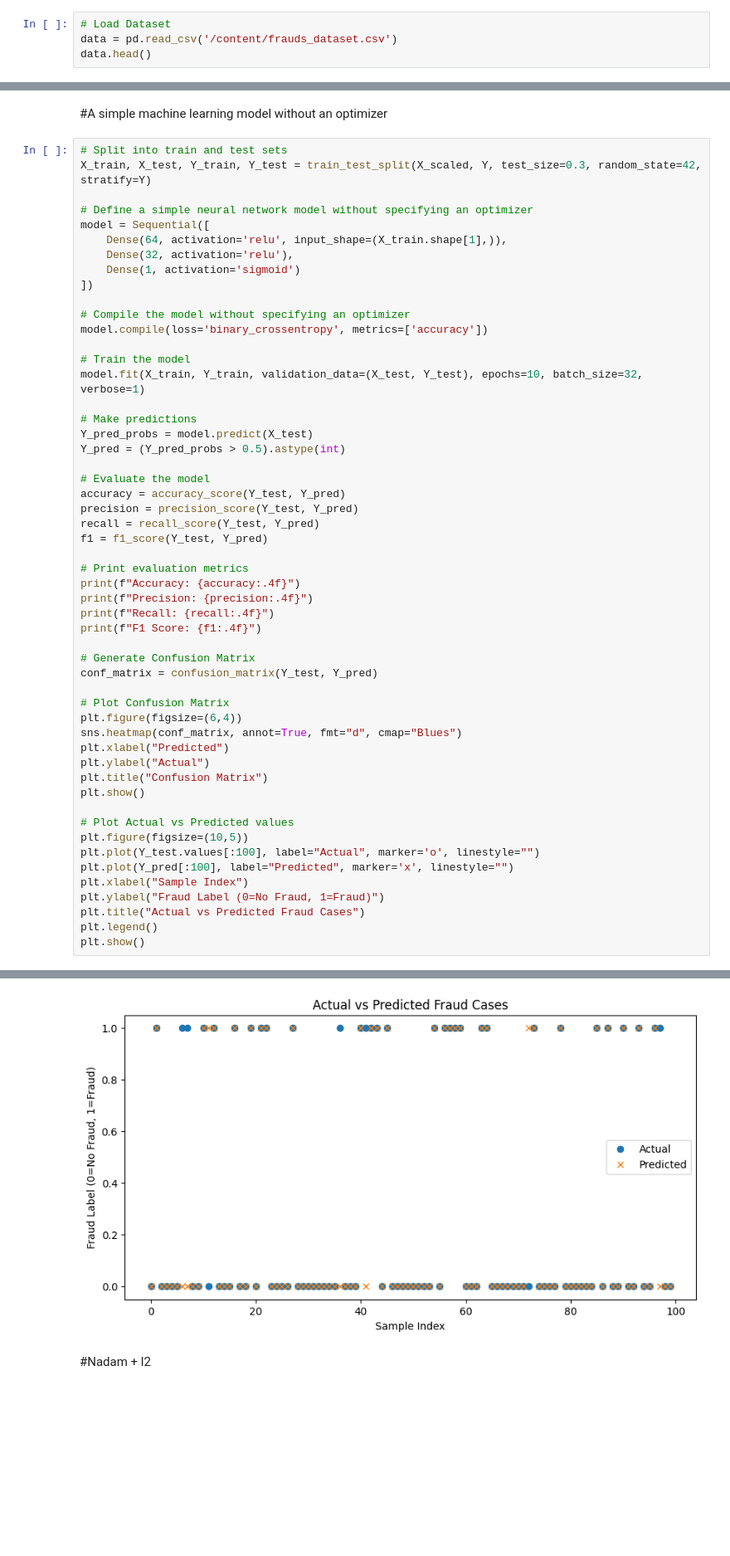
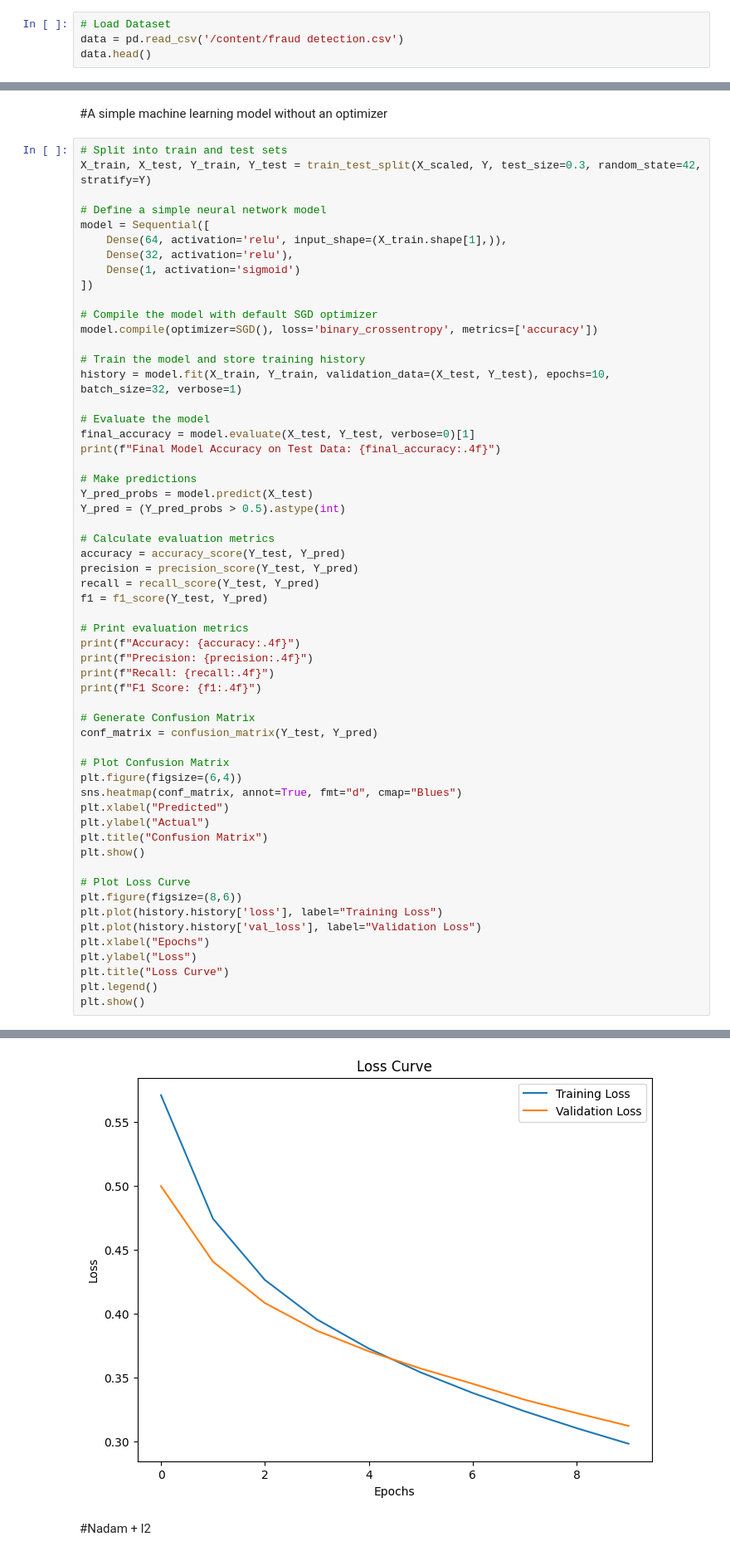
Before and after one commit to sergekamanzi/Fraud-Detection, a Jupyter notebook: fraud.ipynb, the cells around one changed output, grey strips where cells are left out. Shown at 83% size. Drawn from its saved outputs; the diff is of its cells as text; blank space fills up the shorter version.

```diff
--- a/fraud.ipynb
+++ b/fraud.ipynb
@@ -28,7 +43,7 @@ import tensorflow.keras.backend as K
 from tensorflow.keras.losses import binary_crossentropy
 # %%
 # Load Dataset
-data = pd.read_csv('/content/frauds_dataset.csv')
+data = pd.read_csv('/content/fraud detection.csv')
 data.head()
 # %% [output]
 |  | step | type | amount | nameOrig | oldbalanceOrg | newbalanceOrig | nameDest | oldbalanceDest | ... |
@@ -386,24 +401,28 @@ F1 Score: 0.8920
 # Split into train and test sets
 X_train, X_test, Y_train, Y_test = train_test_split(X_scaled, Y, test_size=0.3, random_state=42, stratify=Y)
 
-# Define a simple neural network model without specifying an optimizer
+# Define a simple neural network model
 model = Sequential([
     Dense(64, activation='relu', input_shape=(X_train.shape[1],)),
     Dense(32, activation='relu'),
     Dense(1, activation='sigmoid')
 ])
 
-# Compile the model without specifying an optimizer
-model.compile(loss='binary_crossentropy', metrics=['accuracy'])
+# Compile the model with default SGD optimizer
+model.compile(optimizer=SGD(), loss='binary_crossentropy', metrics=['accuracy'])
 
-# Train the model
-model.fit(X_train, Y_train, validation_data=(X_test, Y_test), epochs=10, batch_size=32, verbose=1)
+# Train the model and store training history
+history = model.fit(X_train, Y_train, validation_data=(X_test, Y_test), epochs=10, batch_size=32, verbose=1)
+
+# Evaluate the model
+final_accuracy = model.evaluate(X_test, Y_test, verbose=0)[1]
+print(f"Final Model Accuracy on Test Data: {final_accuracy:.4f}")
 
 # Make predictions
 Y_pred_probs = model.predict(X_test)
 Y_pred = (Y_pred_probs > 0.5).astype(int)
 
-# Evaluate the model
+# Calculate evaluation metrics
 accuracy = accuracy_score(Y_test, Y_pred)
 precision = precision_score(Y_test, Y_pred)
 recall = recall_score(Y_test, Y_pred)
@@ -426,13 +445,13 @@ plt.ylabel("Actual")
 plt.title("Confusion Matrix")
 plt.show()
 
-# Plot Actual vs Predicted values
-plt.figure(figsize=(10,5))
-plt.plot(Y_test.values[:100], label="Actual", marker='o', linestyle="")
-plt.plot(Y_pred[:100], label="Predicted", marker='x', linestyle="")
-plt.xlabel("Sample Index")
-plt.ylabel("Fraud Label (0=No Fraud, 1=Fraud)")
-plt.title("Actual vs Predicted Fraud Cases")
+# Plot Loss Curve
+plt.figure(figsize=(8,6))
+plt.plot(history.history['loss'], label="Training Loss")
+plt.plot(history.history['val_loss'], label="Validation Loss")
+plt.xlabel("Epochs")
+plt.ylabel("Loss")
+plt.title("Loss Curve")
 plt.legend()
 plt.show()
 # %% [output]
@@ -458,4 +477,4 @@ F1 Score: 0.9197
-[figure, old version]
+[figure, new version]
 # %% [markdown]
 #Nadam + l2
 # %%
```
Also changed, not shown: parts of 9 cells of this notebook.
